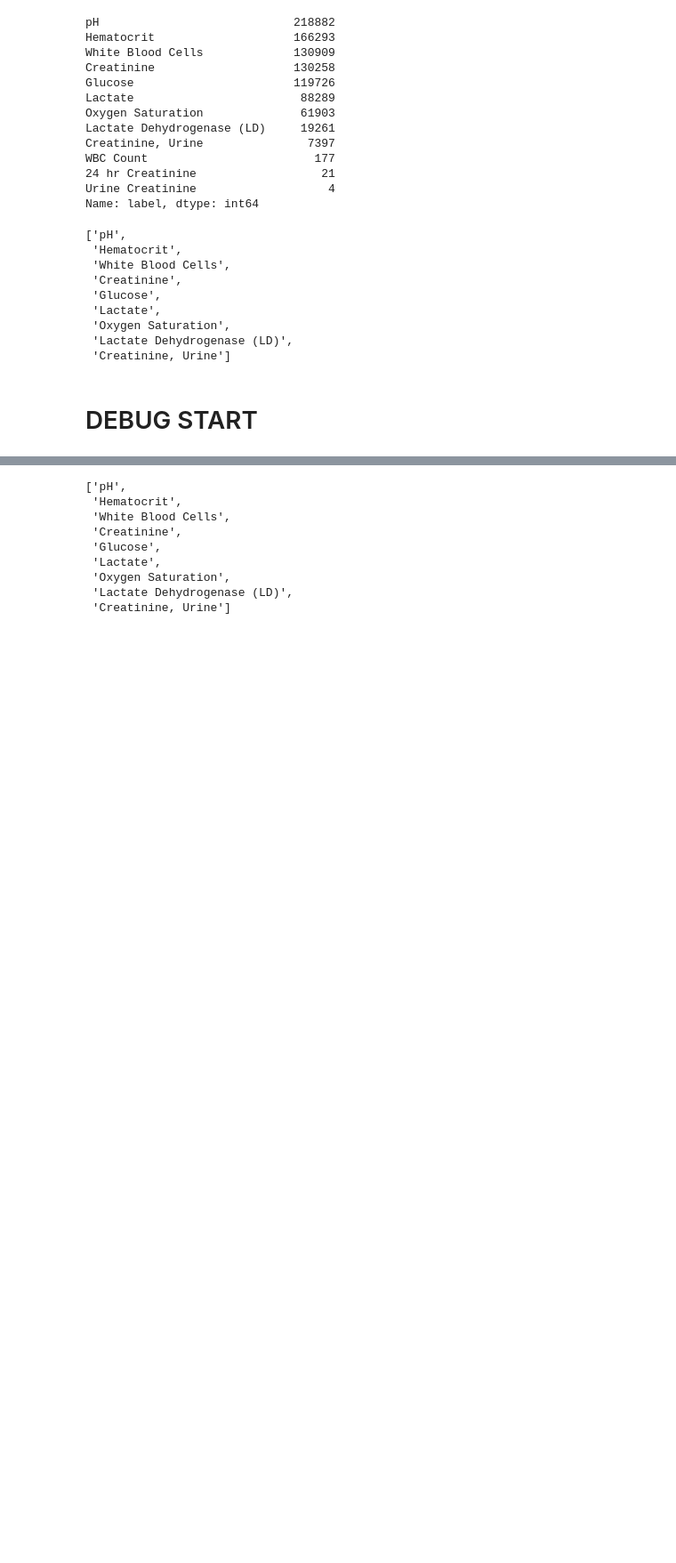
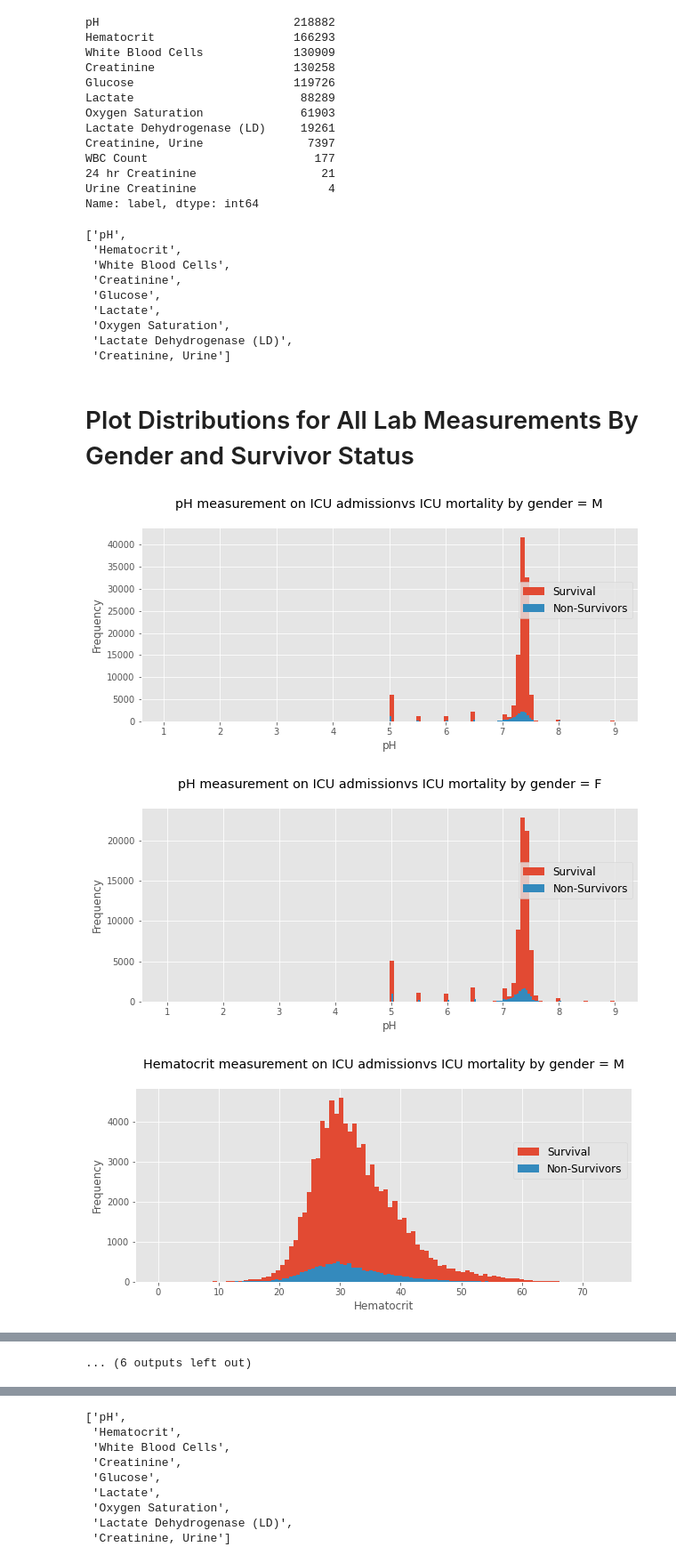
Before and after one commit to RJBeetel3/icu-data-exploration, a Jupyter notebook: icu_mortality_prediction/icu_mortality_prediction/notebooks/LABEVENTS_FIRST24.ipynb, the cells around one changed output, grey strips where cells are left out. Shown at 89% size. Saved outputs shown, nothing was run; the diff lists cells and outputs as text; code cells hidden in the pictures; blank space fills up the shorter version.

Commit message:
Refactors visualization by gender and survival. Adds to log distribution and frequency counts to exploration

```diff
--- a/icu_mortality_prediction/icu_mortality_prediction/notebooks/LABEVENTS_FIRST24.ipynb
+++ b/icu_mortality_prediction/icu_mortality_prediction/notebooks/LABEVENTS_FIRST24.ipynb
@@ -103,7 +112,7 @@ aggregate_lab_values_for_visualization_df = lab_events_data_df[[gender,
                                                             valuenum]]
 # %%
 # Generates counts for different types of lab measurements
-lab_measurement_type_counts = aggregate_lab_values_for_visualization_df['label'].value_counts()
+lab_measurement_type_counts = lab_events_data_df['label'].value_counts()
 
 
 lab_measurement_type_counts
@@ -139,5 +148,3 @@ lab_measurement_types
  'Oxygen Saturation',
  'Lactate Dehydrogenase (LD)',
  'Creatinine, Urine']
-# %% [markdown]
-# DEBUG START
@@ -145,0 +151,49 @@ dead.head()
+# %% [markdown]
+# Plot Distributions for All Lab Measurements By Gender and Survivor Status
+# %%
+def generate_gender_survivor_cohorts(lab_events_data_df, gend='F', expired=True):
+    gender_survivor_cohort_df = lab_events_data_df[
+                                 (lab_events_data_df[label]==lab_measurement)&
+                                 (lab_events_data_df[hospital_expire_flag]==expired)&
+                                 (lab_events_data_df[gender] == gend)
+                                ]
+    if gend==1:
+        gender_survivor_cohort_df.name = 'Survivors'
+    else:
+        gender_survivor_cohort_df.name = 'Non_Survivors'
+    return gender_survivor_cohort_df
+# %%
+def plot_gender_survivor_lab_values_distributions(survivors, non_survivors, lab_value):
+    plt.subplots(figsize=(10,4))
+    survivors[lab_value].plot.hist(
+                                bins=100,
+                                alpha=1.0,
+                                label='Survival'
+    )
+
+    non_survivors[lab_value].plot.hist(
+                                bins=100,
+                                alpha=1.0,
+                                label='Non-Survivors')
+    # add title, labels etc.
+    plt.title('{} measurement on ICU admission'.format(lab_measurement) +
+               'vs ICU mortality by gender = {}\n'.format(gend))
+    plt.xlabel(lab_measurement)
+    plt.legend(loc="upper left", bbox_to_anchor=(.75,.75),fontsize=12)
+# %%
+gender_values = ['M', 'F']
+
+for lab_measurement in lab_measurement_types:
+
+    for gend in gender_values:
+
+
+        #print gend
+        non_survivors = generate_gender_survivor_cohorts(lab_events_data_df, gend, expired=True)
+
+        survivors = generate_gender_survivor_cohorts(lab_events_data_df, gend, expired=False)
+        plot_gender_survivor_lab_values_distributions(survivors, non_survivors, lab_value)
+# %% [output]
+[figure, added]
+[figure, added]
+[figure, added]
@@ -145,0 +209 @@ dead.head()
+... (6 outputs left out)
```
Also changed, not shown: parts of 100 cells of this notebook.
